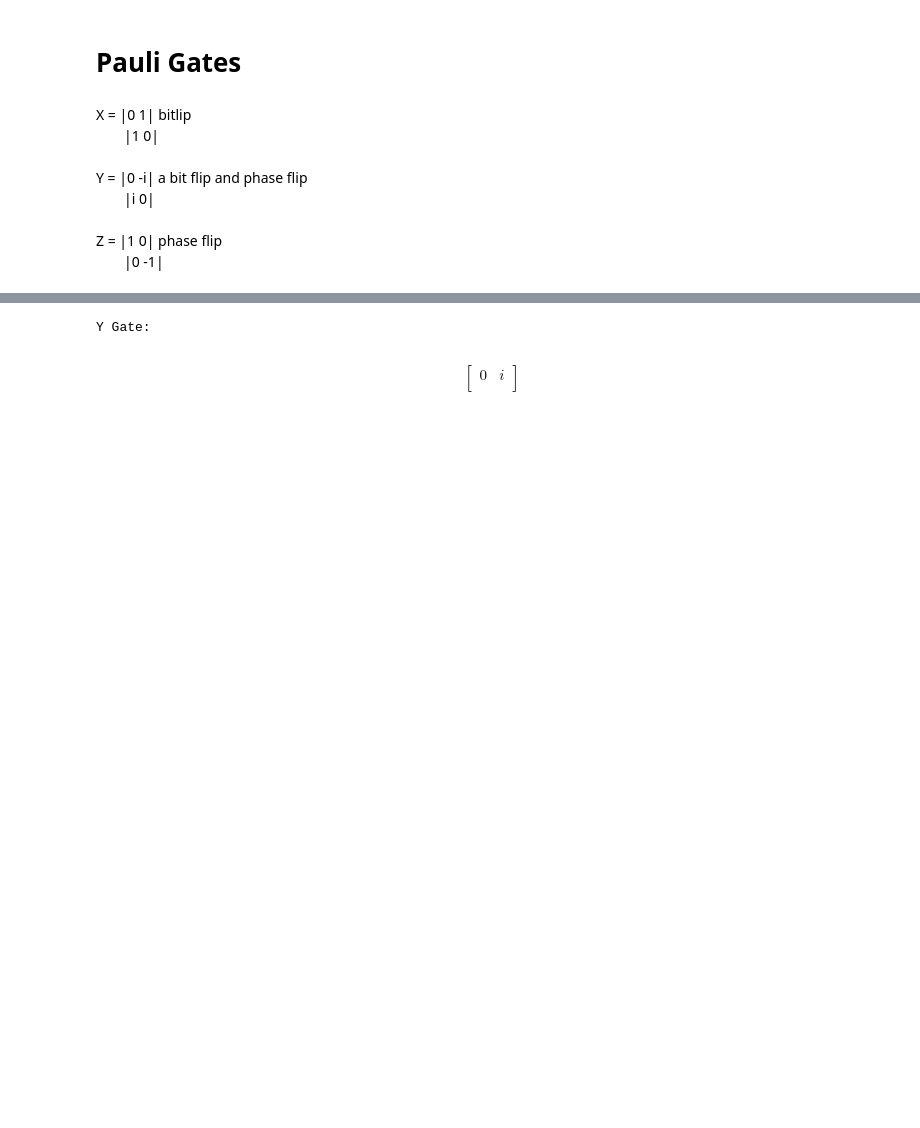
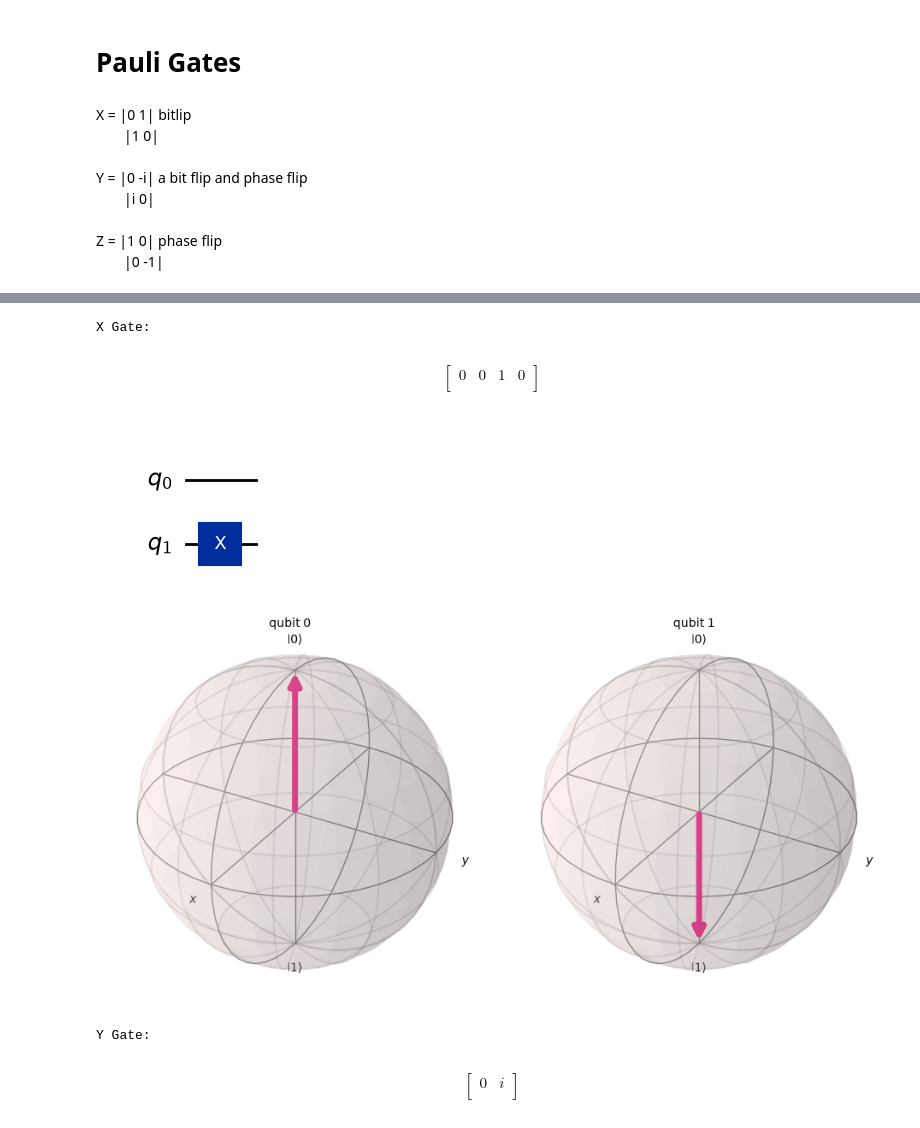
Before and after one commit to Ben-Zaion/quantum-computing-fundamentals, a Jupyter notebook: src/03_09_challenge_binary_encoding/03_09_summary_xyz_gate.ipynb, the cells around one changed output, grey strips where cells are left out. Drawn from its saved outputs; the diff is of its cells as text; code cells hidden in the pictures; blank space fills up the shorter version.

```diff
--- a/src/03_09_challenge_binary_encoding/03_09_summary_xyz_gate.ipynb
+++ b/src/03_09_challenge_binary_encoding/03_09_summary_xyz_gate.ipynb
@@ -29,3 +37,23 @@ circuit_x.draw(output='mpl');
+# %%
+# apply X gate
+circuit_x.x(1)
+state_x = Statevector.from_instruction(circuit_x)
+print("X Gate:")
+display(array_to_latex(state_x))
+circuit_x.draw(output='mpl');
+
+circuit_x.remove_final_measurements()  # no measurements allowed
+statevector_x = Statevector(circuit_x)
+plot_bloch_multivector(statevector_x);
+# %% [output]
+X Gate:
+$$
+\begin{bmatrix}
+0 & 0 & 1 & 0  \\
+ \end{bmatrix}
+$$
+[figure, added]
+[figure, added]
 # %%
 # Test Y gate
 circuit_y = QuantumCircuit(1)
```
Also changed, not shown: parts of 2 cells of this notebook, 1 other file.
